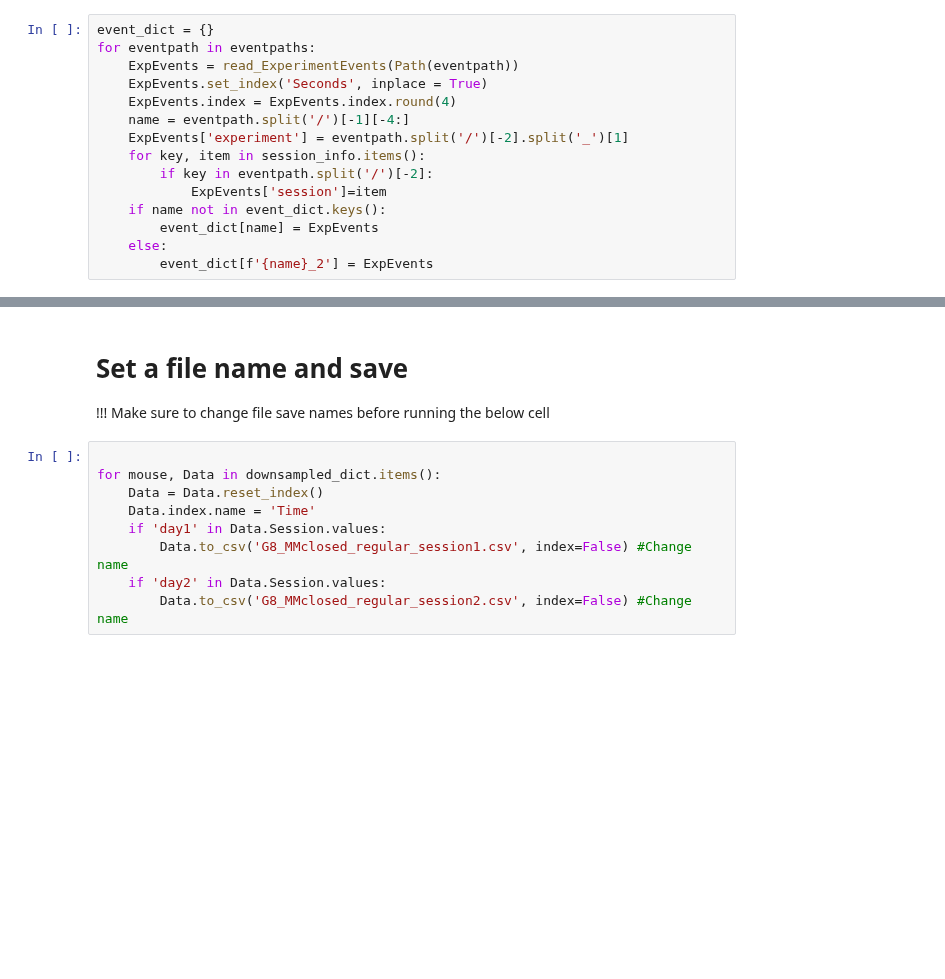
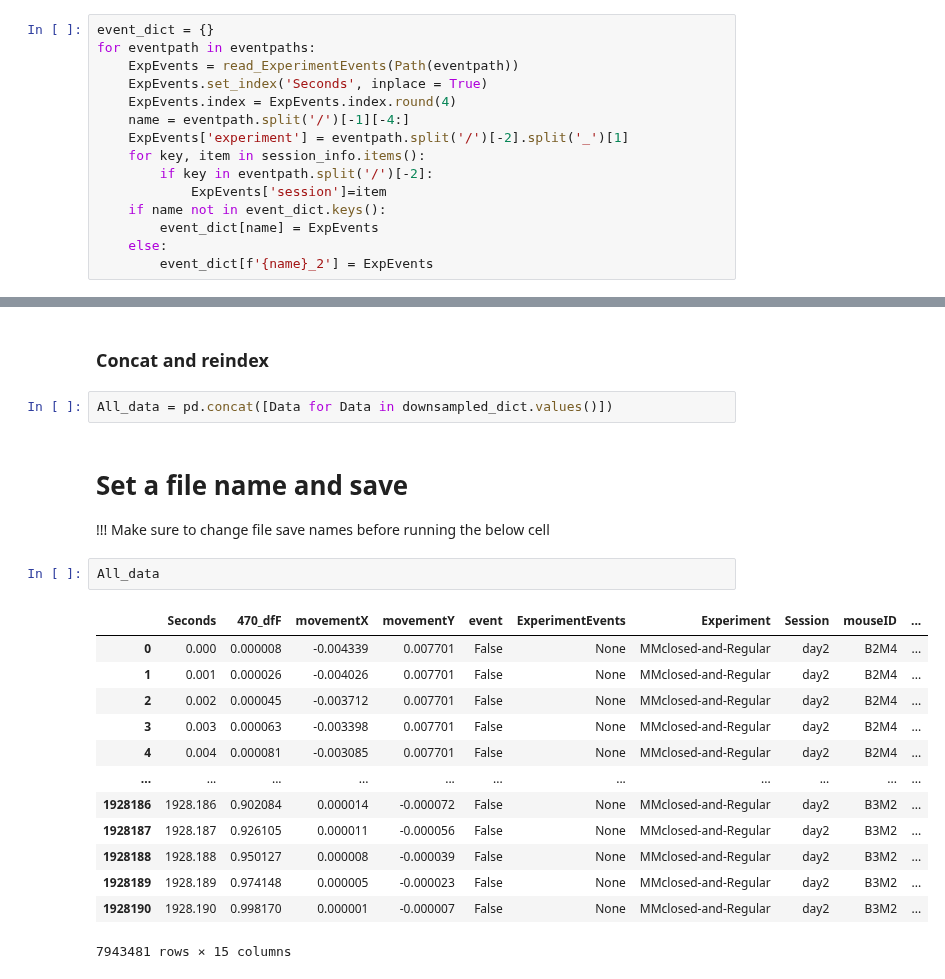
Before and after one commit to ikharitonov/vestibular_vr_pipeline, a Jupyter notebook: Reading_H5files.ipynb, the cells around one changed output, grey strips where cells are left out. Saved outputs shown, nothing was run; the diff lists cells and outputs as text; blank space fills up the shorter version.

```diff
--- a/Reading_H5files.ipynb
+++ b/Reading_H5files.ipynb
@@ -457,13 +456,24 @@ downsampled_dict[mouse].loc[downsampled_dict[mouse].No_halt == True]
-# %% [markdown]
-# Set a file name and save
-
-!!! Make sure to change file save names before running the below cell
+# %% [markdown]
+### Concat and reindex
 # %%
-
-for mouse, Data in downsampled_dict.items():
-    Data = Data.reset_index()
-    Data.index.name = 'Time'
-    if 'day1' in Data.Session.values:
-        Data.to_csv('G8_MMclosed_regular_session1.csv', index=False) #Change name
-    if 'day2' in Data.Session.values:
-        Data.to_csv('G8_MMclosed_regular_session2.csv', index=False) #Change name
+All_data = pd.concat([Data for Data in downsampled_dict.values()])
+# %% [markdown]
+# Set a file name and save
+
+!!! Make sure to change file save names before running the below cell
+# %%
+All_data
+# %% [output]
+|  | Seconds | 470_dfF | movementX | movementY | event | ExperimentEvents | Experiment | Session | mouseID | ... |
+| 0 | 0.000 | 0.000008 | -0.004339 | 0.007701 | False | None | MMclosed-and-Regular | day2 | B2M4 | ... |
+| 1 | 0.001 | 0.000026 | -0.004026 | 0.007701 | False | None | MMclosed-and-Regular | day2 | B2M4 | ... |
+| 2 | 0.002 | 0.000045 | -0.003712 | 0.007701 | False | None | MMclosed-and-Regular | day2 | B2M4 | ... |
+| 3 | 0.003 | 0.000063 | -0.003398 | 0.007701 | False | None | MMclosed-and-Regular | day2 | B2M4 | ... |
+| 4 | 0.004 | 0.000081 | -0.003085 | 0.007701 | False | None | MMclosed-and-Regular | day2 | B2M4 | ... |
+| ... | ... | ... | ... | ... | ... | ... | ... | ... | ... | ... |
+| 1928186 | 1928.186 | 0.902084 | 0.000014 | -0.000072 | False | None | MMclosed-and-Regular | day2 | B3M2 | ... |
+| 1928187 | 1928.187 | 0.926105 | 0.000011 | -0.000056 | False | None | MMclosed-and-Regular | day2 | B3M2 | ... |
+| 1928188 | 1928.188 | 0.950127 | 0.000008 | -0.000039 | False | None | MMclosed-and-Regular | day2 | B3M2 | ... |
+| 1928189 | 1928.189 | 0.974148 | 0.000005 | -0.000023 | False | None | MMclosed-and-Regular | day2 | B3M2 | ... |
+| 1928190 | 1928.190 | 0.998170 | 0.000001 | -0.000007 | False | None | MMclosed-and-Regular | day2 | B3M2 | ... |
+7943481 rows × 15 columns
```
Also changed, not shown: parts of 21 cells of this notebook, 4 other files.
